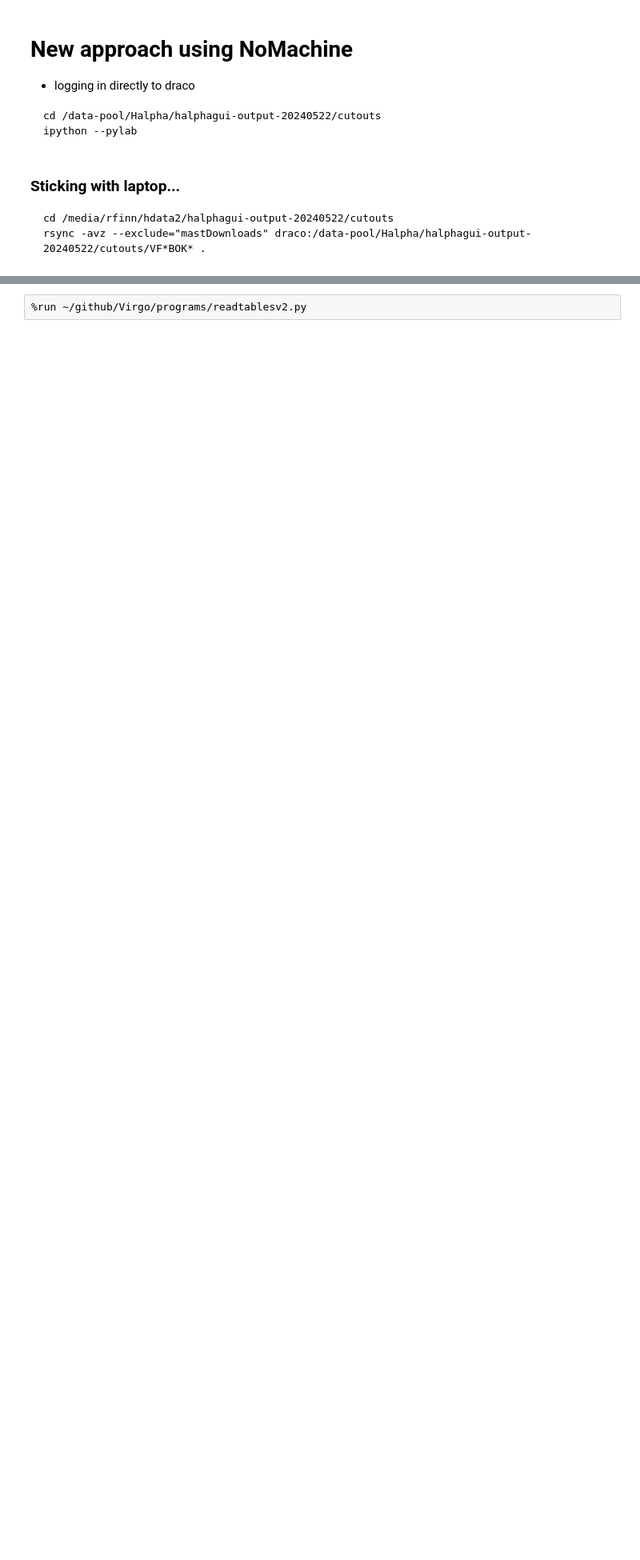
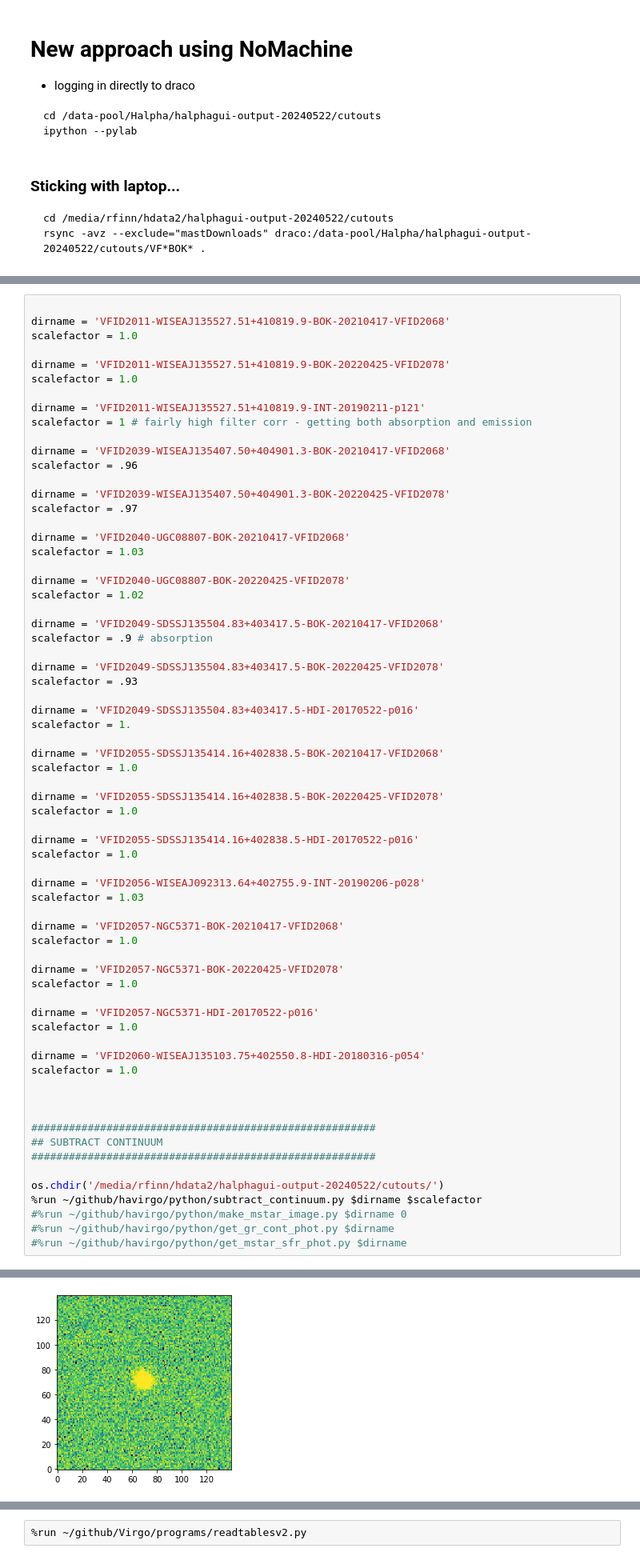
Before and after one commit to rfinn/havirgo, a Jupyter notebook: notebooks/RF_get_continuum_scale_halpha.ipynb, the cells around one changed output, grey strips where cells are left out. Shown at 80% size. Cells and saved outputs as stored; diff of their text form; blank space fills up the shorter version.

```diff
--- a/notebooks/RF_get_continuum_scale_halpha.ipynb
+++ b/notebooks/RF_get_continuum_scale_halpha.ipynb
@@ -474,0 +619,68 @@ Smoothed 15x15 SB limit 1sigma 8.11e-04 e-18
+# %%
+
+dirname = 'VFID2011-WISEAJ135527.51+410819.9-BOK-20210417-VFID2068'
+scalefactor = 1.0
+
+dirname = 'VFID2011-WISEAJ135527.51+410819.9-BOK-20220425-VFID2078'
+scalefactor = 1.0
+
+dirname = 'VFID2011-WISEAJ135527.51+410819.9-INT-20190211-p121'
+scalefactor = 1 # fairly high filter corr - getting both absorption and emission
+
+dirname = 'VFID2039-WISEAJ135407.50+404901.3-BOK-20210417-VFID2068'
+scalefactor = .96
+
+dirname = 'VFID2039-WISEAJ135407.50+404901.3-BOK-20220425-VFID2078'
+scalefactor = .97
+
+dirname = 'VFID2040-UGC08807-BOK-20210417-VFID2068'
+scalefactor = 1.03
+
+dirname = 'VFID2040-UGC08807-BOK-20220425-VFID2078'
+scalefactor = 1.02
+
+dirname = 'VFID2049-SDSSJ135504.83+403417.5-BOK-20210417-VFID2068'
+scalefactor = .9 # absorption
+
+dirname = 'VFID2049-SDSSJ135504.83+403417.5-BOK-20220425-VFID2078'
+scalefactor = .93
+
+dirname = 'VFID2049-SDSSJ135504.83+403417.5-HDI-20170522-p016'
+scalefactor = 1.
+
+dirname = 'VFID2055-SDSSJ135414.16+402838.5-BOK-20210417-VFID2068'
+scalefactor = 1.0
+
+dirname = 'VFID2055-SDSSJ135414.16+402838.5-BOK-20220425-VFID2078'
+scalefactor = 1.0
+
+dirname = 'VFID2055-SDSSJ135414.16+402838.5-HDI-20170522-p016'
+scalefactor = 1.0
+
+dirname = 'VFID2056-WISEAJ092313.64+402755.9-INT-20190206-p028'
+scalefactor = 1.03
+
+dirname = 'VFID2057-NGC5371-BOK-20210417-VFID2068'
+scalefactor = 1.0
+
+dirname = 'VFID2057-NGC5371-BOK-20220425-VFID2078'
+scalefactor = 1.0
+
+dirname = 'VFID2057-NGC5371-HDI-20170522-p016'
+scalefactor = 1.0
+
+dirname = 'VFID2060-WISEAJ135103.75+402550.8-HDI-20180316-p054'
+scalefactor = 1.0
+
+
+
+#######################################################
+## SUBTRACT CONTINUUM
+#######################################################
+
+os.chdir('/media/rfinn/hdata2/halphagui-output-20240522/cutouts/')
+%run ~/github/havirgo/python/subtract_continuum.py $dirname $scalefactor
+#%run ~/github/havirgo/python/make_mstar_image.py $dirname 0
+#%run ~/github/havirgo/python/get_gr_cont_phot.py $dirname
+#%run ~/github/havirgo/python/get_mstar_sfr_phot.py $dirname
+# %% [output]
@@ -475,3 +707,4 @@ Smoothed 15x15 SB limit 1sigma 8.11e-04 e-18
+[figure, added]
 # %%
 # without boxcar smoothing of R-band data
 # and without g-r smoothing
```
Also changed, not shown: parts of 3 cells of this notebook.
